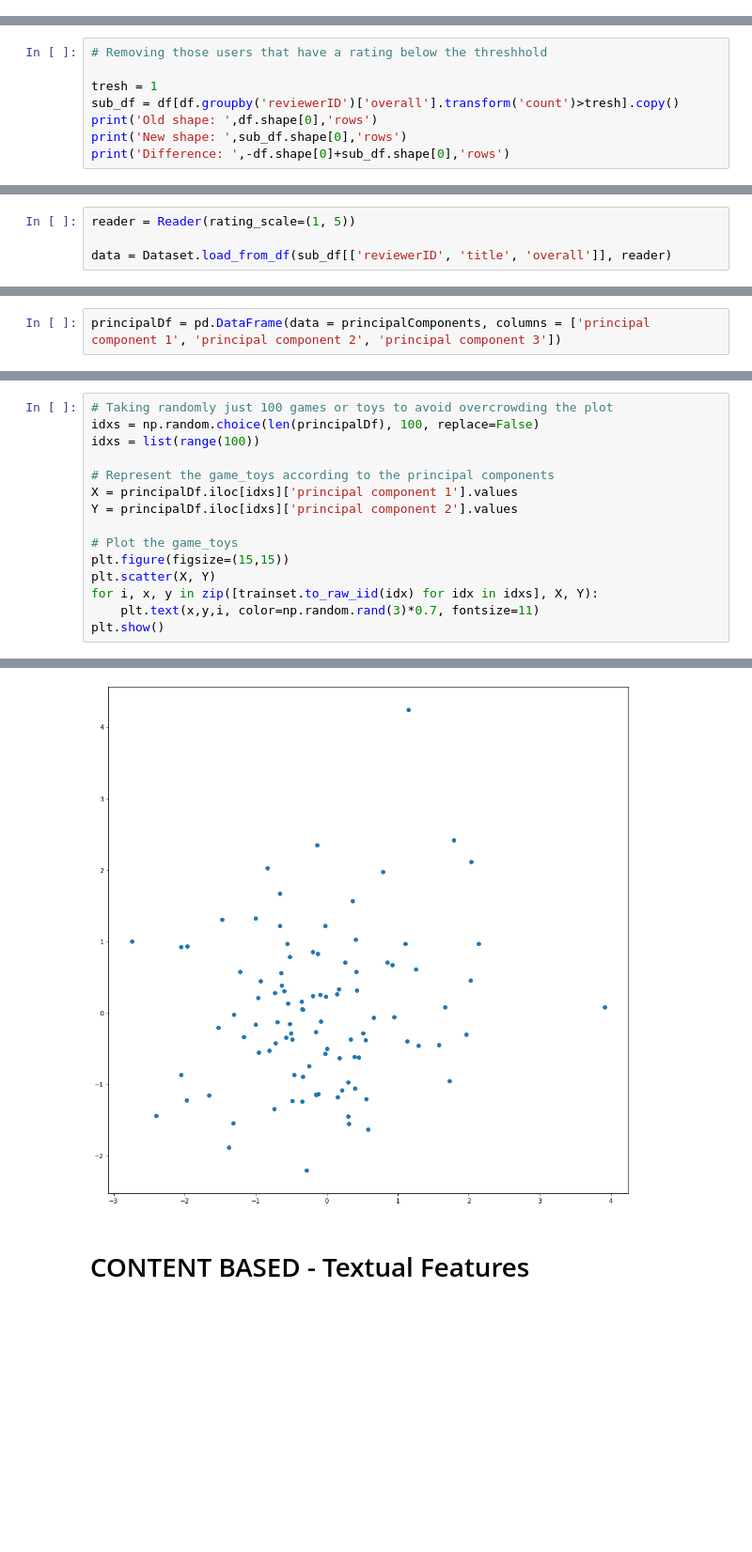
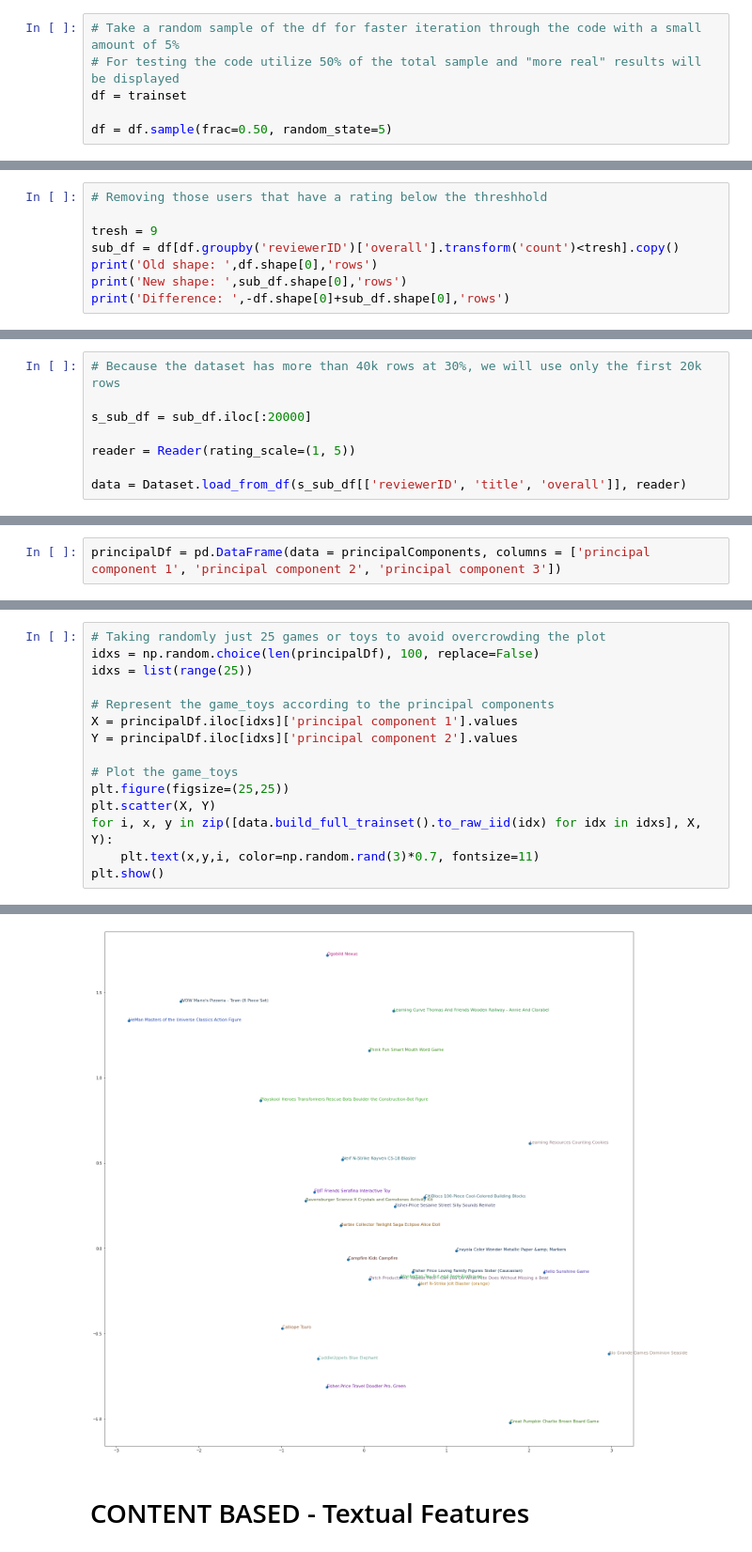
Before and after one commit to artadini/first_recommendation_engine, a Jupyter notebook: RECOMMENDATION ENGINES.ipynb, the cells around one changed output, grey strips where cells are left out. Shown: that part at 94% size. Drawn from its saved outputs; the diff is of its cells as text; blank space fills up the shorter version.

```diff
--- a/RECOMMENDATION ENGINES.ipynb
+++ b/RECOMMENDATION ENGINES.ipynb
@@ -117,3 +110,9 @@ df = df.sample(frac=0.05, random_state=5)
+# %%
+# Take a random sample of the df for faster iteration through the code with a small amount of 5%
+# For testing the code utilize 50% of the total sample and "more real" results will be displayed
+df = trainset
+
+df = df.sample(frac=0.50, random_state=5)
 # %% [markdown]
 ## ANALYZE THE DATA
 # %% [markdown]
@@ -330,8 +329,8 @@ We can now savely remove those users that fall below our threshhold of at least
 # %%
 # Removing those users that have a rating below the threshhold
 
-tresh = 1
-sub_df = df[df.groupby('reviewerID')['overall'].transform('count')>tresh].copy()
+tresh = 9
+sub_df = df[df.groupby('reviewerID')['overall'].transform('count')<tresh].copy()
 print('Old shape: ',df.shape[0],'rows')
 print('New shape: ',sub_df.shape[0],'rows')
 print('Difference: ',-df.shape[0]+sub_df.shape[0],'rows')
@@ -342,9 +341,13 @@ Difference:  -3452 rows
 # %% [markdown]
 # Start of the collaborative filtering RS
 # %%
+# Because the dataset has more than 40k rows at 30%, we will use only the first 20k rows
+
+s_sub_df = sub_df.iloc[:20000]
+
 reader = Reader(rating_scale=(1, 5))
 
-data = Dataset.load_from_df(sub_df[['reviewerID', 'title', 'overall']], reader)
+data = Dataset.load_from_df(s_sub_df[['reviewerID', 'title', 'overall']], reader)
 # %% [markdown]
 ### 1. KNN
 # %%
@@ -717,16 +772,16 @@ AttributeError: 'DataFrame' object has no attribute 'to_raw_iid'
 # %%
-# Taking randomly just 100 games or toys to avoid overcrowding the plot
+# Taking randomly just 25 games or toys to avoid overcrowding the plot
 idxs = np.random.choice(len(principalDf), 100, replace=False)
-idxs = list(range(100))
+idxs = list(range(25))
 
 # Represent the game_toys according to the principal components
 X = principalDf.iloc[idxs]['principal component 1'].values
 Y = principalDf.iloc[idxs]['principal component 2'].values
 
 # Plot the game_toys
-plt.figure(figsize=(15,15))
+plt.figure(figsize=(25,25))
 plt.scatter(X, Y)
-for i, x, y in zip([trainset.to_raw_iid(idx) for idx in idxs], X, Y):
+for i, x, y in zip([data.build_full_trainset().to_raw_iid(idx) for idx in idxs], X, Y):
     plt.text(x,y,i, color=np.random.rand(3)*0.7, fontsize=11)
 plt.show()
 # %% [output]
@@ -734,4 +788,4 @@ AttributeError: 'DataFrame' object has no attribute 'to_raw_iid'
-[figure, old version]
+[figure, new version]
 # %% [markdown]
 # CONTENT BASED - Textual Features
 # %% [markdown]
```
Also changed, not shown: parts of 38 cells of this notebook, 1 other file.
